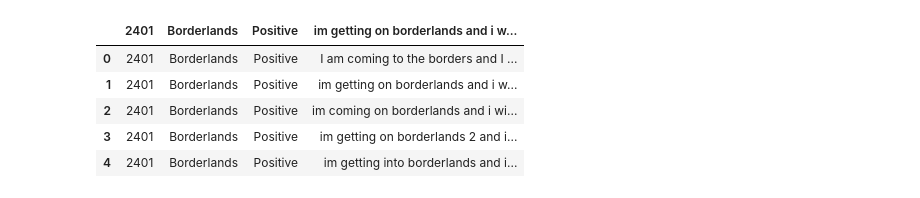
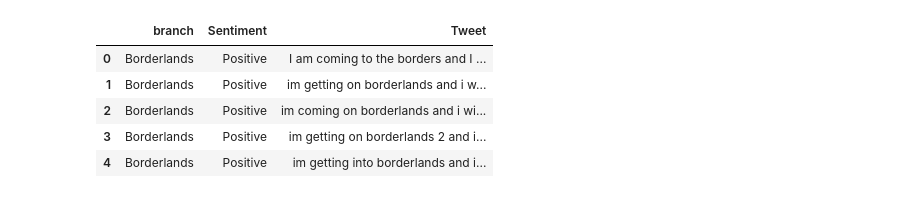
Before and after one commit to sultanbeishenkulov/Twitter_sentiment_analysis, a Jupyter notebook: twitter_sentiment_analysis.ipynb, the cells around one changed output. Saved outputs shown, nothing was run; the diff lists cells and outputs as text; code cells hidden in the pictures.

Commit message:
Formatted the data(missing values, dublicates), did some visualizations to analyze the data

```diff
--- a/twitter_sentiment_analysis.ipynb
+++ b/twitter_sentiment_analysis.ipynb
@@ -3,3 +11,6 @@ import pandas as pd
 # %%
+#Reading datasets and concating for data cleaning
 train_data = pd.read_csv('twitter_training.csv')
 validation_data = pd.read_csv('twitter_validation.csv')
+data = pd.concat([train_data, validation_data], ignore_index=False)
+data.head()
@@ -6,9 +42,17 @@ validation_data = pd.read_csv('twitter_validation.csv')
+# %%
+#Cleaning the column names
+# columns_to_drop = ['2401', '3364', 'Facebook', 'Irrelevant',
+#                    'I mentioned on Facebook that I was struggling for motivation to go for a run the other day, which has been translated by Tom’s great auntie as ‘Hayley can’t get out of bed’ and told to his grandma, who now thinks I’m a lazy, terrible person 🤣']
+# data = data.drop(columns_to_drop, axis=1)
+
+#Renaming data columns
+data = data.rename(columns={"Borderlands": "branch", "Positive": "Sentiment", 'im getting on borderlands and i will murder you all ,': 'Tweet'})
 # %%
-train_data.head()
+data.head()
 # %% [output]
-|  | 2401 | Borderlands | Positive | im getting on borderlands and i w... |
-| 0 | 2401 | Borderlands | Positive | I am coming to the borders and I ... |
-| 1 | 2401 | Borderlands | Positive | im getting on borderlands and i w... |
-| 2 | 2401 | Borderlands | Positive | im coming on borderlands and i wi... |
-| 3 | 2401 | Borderlands | Positive | im getting on borderlands 2 and i... |
-| 4 | 2401 | Borderlands | Positive | im getting into borderlands and i... |
+|  | branch | Sentiment | Tweet |
+| 0 | Borderlands | Positive | I am coming to the borders and I ... |
+| 1 | Borderlands | Positive | im getting on borderlands and i w... |
+| 2 | Borderlands | Positive | im coming on borderlands and i wi... |
+| 3 | Borderlands | Positive | im getting on borderlands 2 and i... |
+| 4 | Borderlands | Positive | im getting into borderlands and i... |
```
Also changed, not shown: parts of 16 cells of this notebook, 2 other files.
